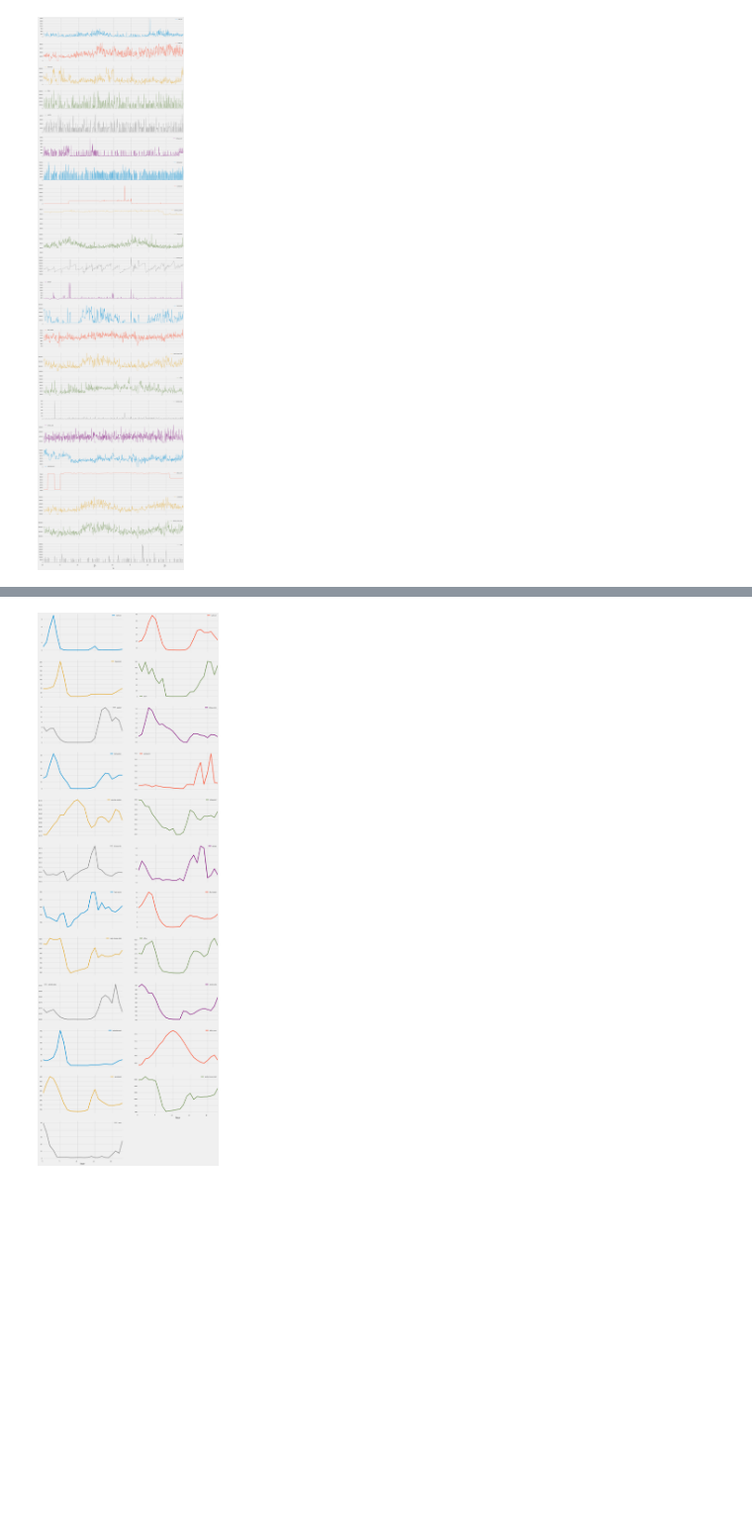
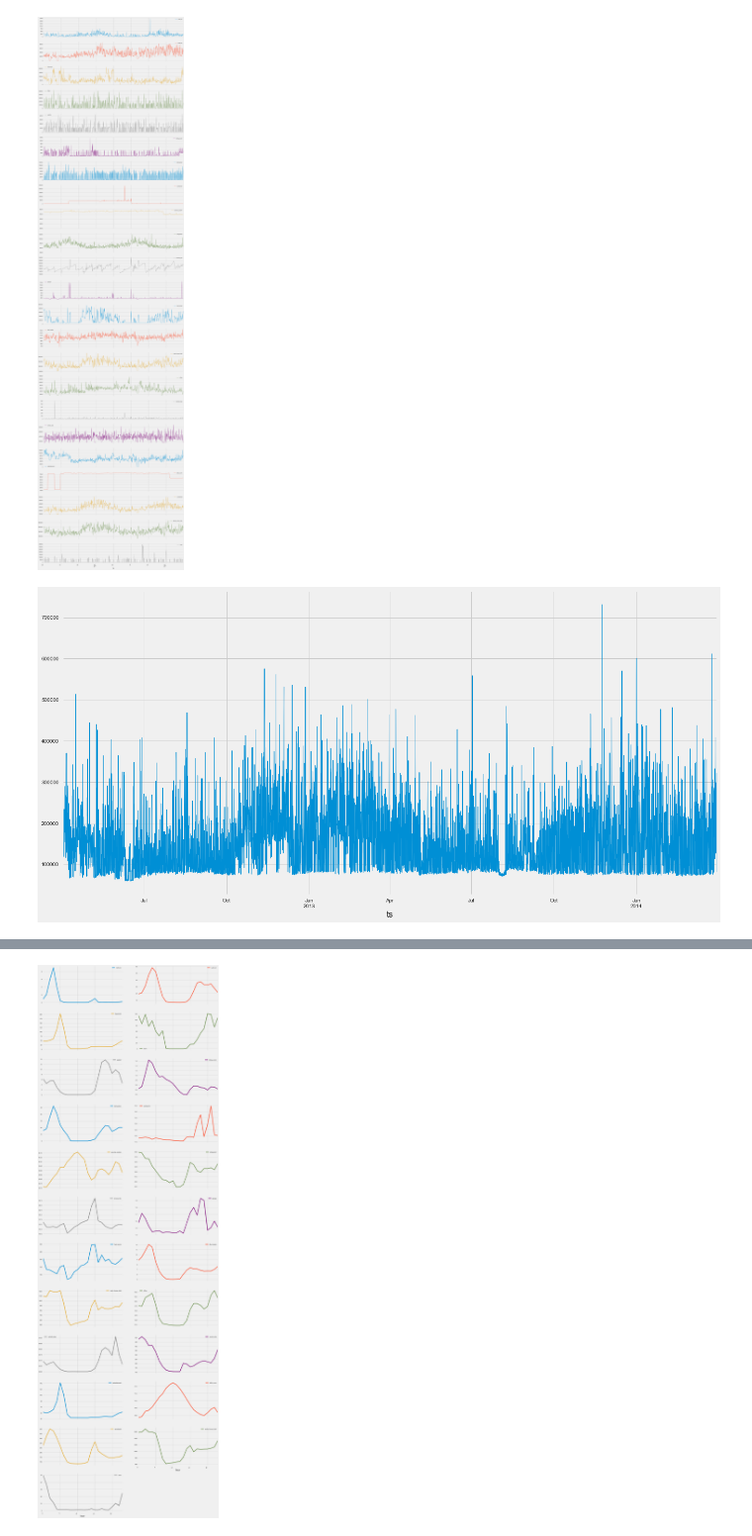
Before and after one commit to enmyj/gafp, a Jupyter notebook: elec_exploratory.ipynb, the cells around one changed output, grey strips where cells are left out. Shown at 99% size. Saved outputs shown, nothing was run; the diff lists cells and outputs as text; code cells hidden in the pictures; blank space fills up the shorter version.

```diff
--- a/elec_exploratory.ipynb
+++ b/elec_exploratory.ipynb
@@ -121,3 +155,7 @@ plt.suptitle(""); # get rid of stupid auto title
 df[power_cols].resample('D').sum().plot(subplots=True,linewidth=1,layout=(23,1),figsize=(20,100));
 # %% [output]
 [figure]
+# %%
+df['main_house_total'].resample('3H').sum().plot(linewidth=1,figsize=(20,10));
+# %% [output]
+[figure, added]
```
Also changed, not shown: parts of 12 cells of this notebook.
